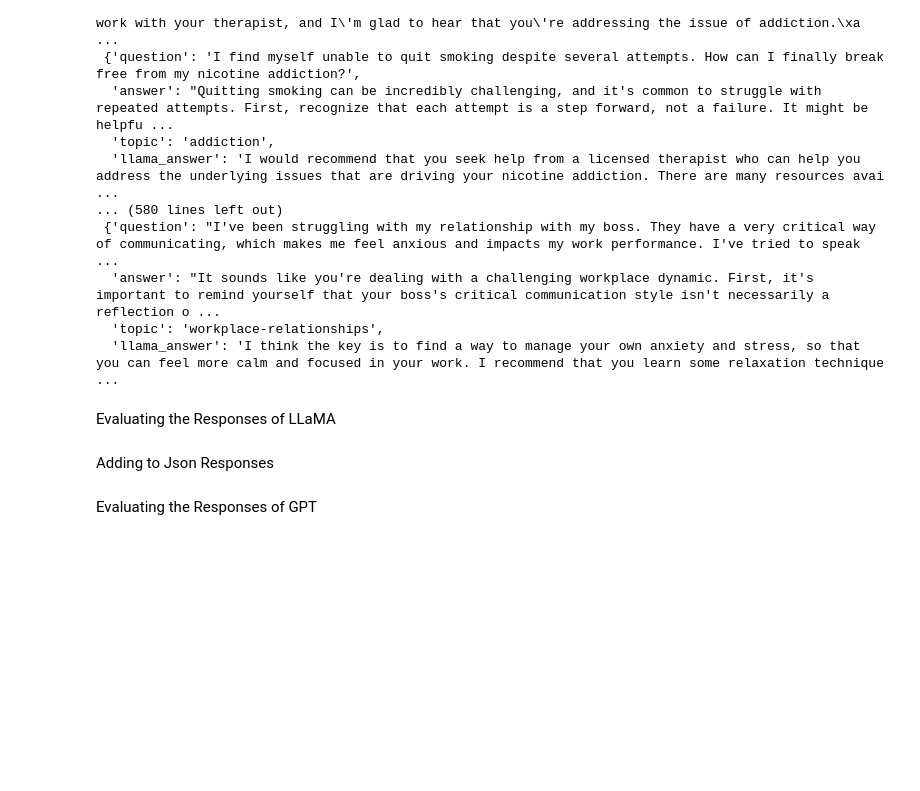
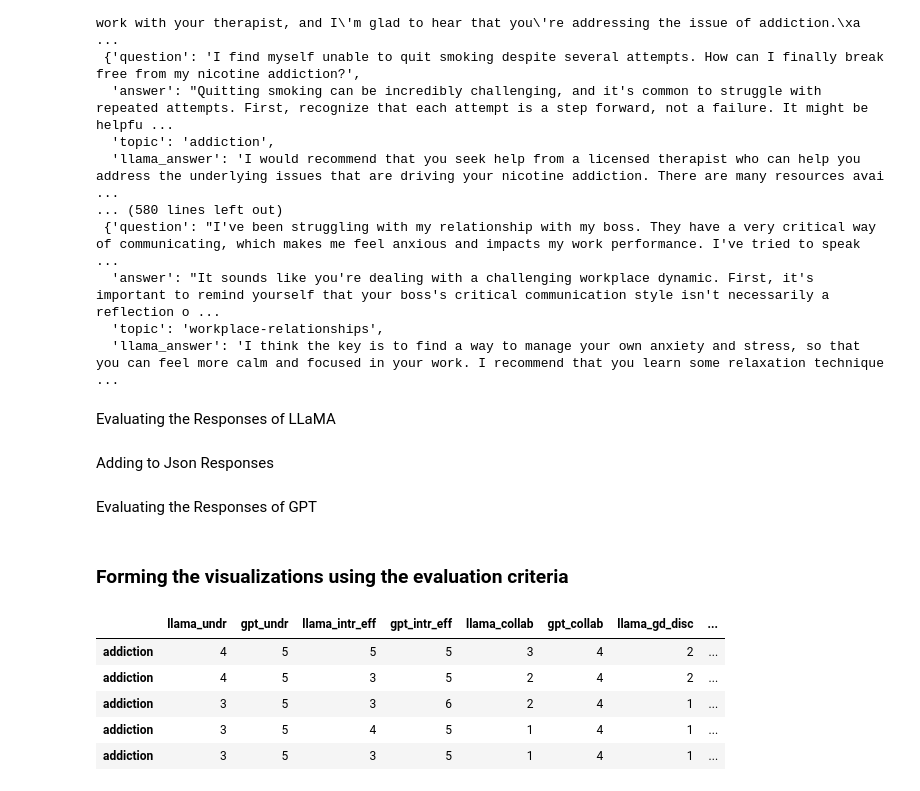
Before and after one commit to embedded-robotics/mental-health-agents, a Jupyter notebook: src/dpo/llama32_sft_inference_counsel_chat.ipynb, the cells around one changed output. Drawn from its saved outputs; the diff is of its cells as text; code cells hidden in the pictures; blank space fills up the shorter version.

```diff
--- a/src/dpo/llama32_sft_inference_counsel_chat.ipynb
+++ b/src/dpo/llama32_sft_inference_counsel_chat.ipynb
@@ -300,3 +303,5 @@ for index, response in enumerate(openai_responses_eval_gpt):
     except:
         print(index)
         json_responses[index]['gpt_answer_eval'] = None
+# %% [markdown]
+### Forming the visualizations using the evaluation criteria
@@ -302,0 +339,13 @@ for index, response in enumerate(openai_responses_eval_gpt):
+# %%
+eval_df = pd.DataFrame({'llama_undr': llama_undr, 'gpt_undr': gpt_undr, 'llama_intr_eff': llama_intr_eff, 'gpt_intr_eff': gpt_intr_eff,
+                        'llama_collab': llama_collab, 'gpt_collab': gpt_collab, 'llama_gd_disc': llama_gd_disc, 'gpt_gd_disc': gpt_gd_disc,
+                        'llama_foc': llama_foc, 'gpt_foc': gpt_foc, 'llama_strat': llama_strat, 'gpt_strat': gpt_strat}, index=topic_data)
+
+eval_df.head()
+# %% [output]
+|  | llama_undr | gpt_undr | llama_intr_eff | gpt_intr_eff | llama_collab | gpt_collab | llama_gd_disc | ... |
+| addiction | 4 | 5 | 5 | 5 | 3 | 4 | 2 | ... |
+| addiction | 4 | 5 | 3 | 5 | 2 | 4 | 2 | ... |
+| addiction | 3 | 5 | 3 | 6 | 2 | 4 | 1 | ... |
+| addiction | 3 | 5 | 4 | 5 | 1 | 4 | 1 | ... |
+| addiction | 3 | 5 | 3 | 5 | 1 | 4 | 1 | ... |
```
Also changed, not shown: parts of 6 cells of this notebook.
